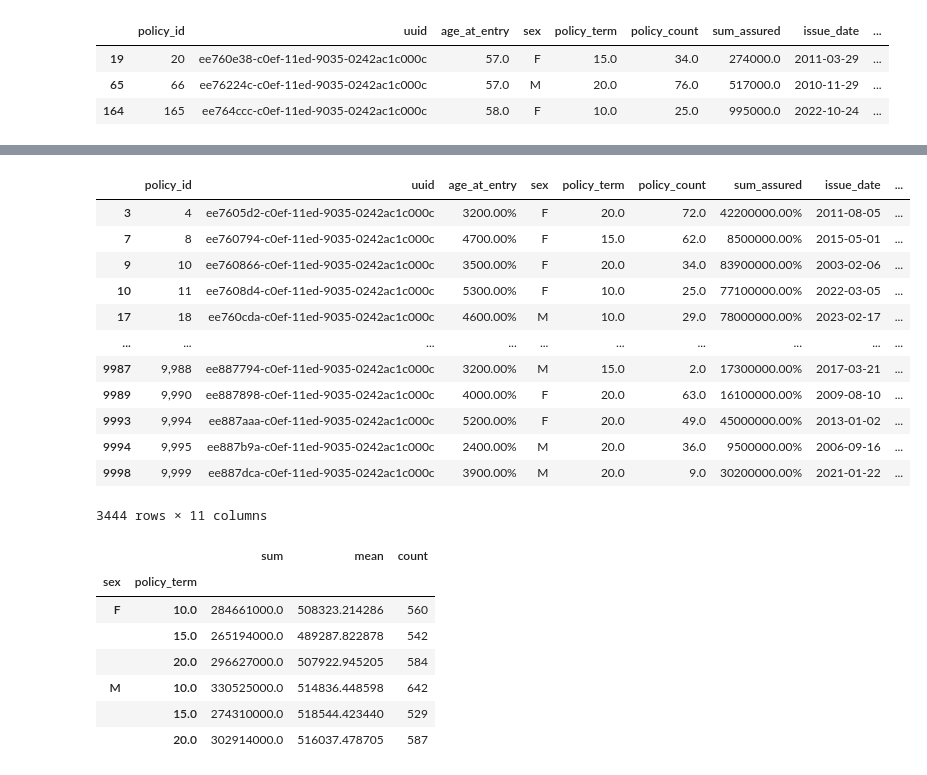
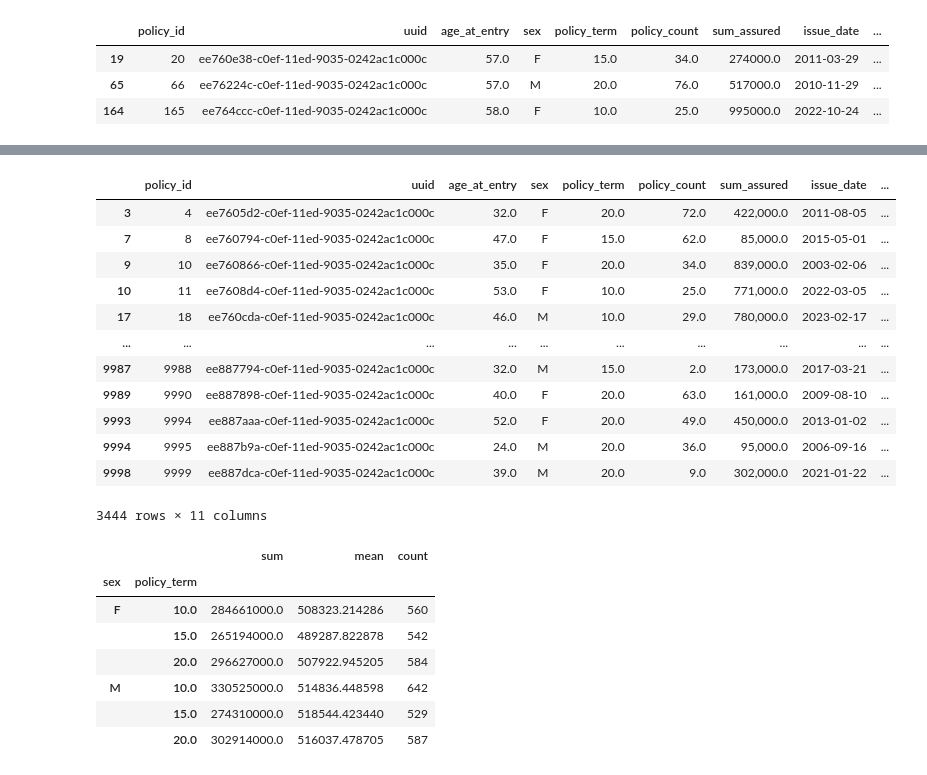
Before and after one commit to actuarialsociety/ds-toolkit, a Jupyter notebook: Actuarial_Data_Science_Toolkit_Intro.ipynb, the cells around one changed output, grey strips where cells are left out. Cells and saved outputs as stored; diff of their text form; code cells hidden in the pictures.

```diff
--- a/Actuarial_Data_Science_Toolkit_Intro.ipynb
+++ b/Actuarial_Data_Science_Toolkit_Intro.ipynb
@@ -264,23 +281,23 @@ query_sa = 100000
 # %%
 # We proabably want to reformat the numbers so that their easier to read
 # We can do this by using the `apply` method
 # We can also use the `applymap` method to apply a function to every element in a dataframe
 # We can also use the `map` method to apply a function to every element in a series
-df=df.applymap(lambda x: "{:,}".format(x) if type(x) == int else x)
+df=df.applymap(lambda x: "{:,}".format(x) if type(x) == float else x)
 df
 # %% [output]
 |  | policy_id | uuid | age_at_entry | sex | policy_term | policy_count | sum_assured | issue_date | ... |
-| 3 | 4 | ee7605d2-c0ef-11ed-9035-0242ac1c000c | 3200.00% | F | 20.0 | 72.0 | 42200000.00% | 2011-08-05 | ... |
-| 7 | 8 | ee760794-c0ef-11ed-9035-0242ac1c000c | 4700.00% | F | 15.0 | 62.0 | 8500000.00% | 2015-05-01 | ... |
-| 9 | 10 | ee760866-c0ef-11ed-9035-0242ac1c000c | 3500.00% | F | 20.0 | 34.0 | 83900000.00% | 2003-02-06 | ... |
-| 10 | 11 | ee7608d4-c0ef-11ed-9035-0242ac1c000c | 5300.00% | F | 10.0 | 25.0 | 77100000.00% | 2022-03-05 | ... |
-| 17 | 18 | ee760cda-c0ef-11ed-9035-0242ac1c000c | 4600.00% | M | 10.0 | 29.0 | 78000000.00% | 2023-02-17 | ... |
+| 3 | 4 | ee7605d2-c0ef-11ed-9035-0242ac1c000c | 32.0 | F | 20.0 | 72.0 | 422,000.0 | 2011-08-05 | ... |
+| 7 | 8 | ee760794-c0ef-11ed-9035-0242ac1c000c | 47.0 | F | 15.0 | 62.0 | 85,000.0 | 2015-05-01 | ... |
+| 9 | 10 | ee760866-c0ef-11ed-9035-0242ac1c000c | 35.0 | F | 20.0 | 34.0 | 839,000.0 | 2003-02-06 | ... |
+| 10 | 11 | ee7608d4-c0ef-11ed-9035-0242ac1c000c | 53.0 | F | 10.0 | 25.0 | 771,000.0 | 2022-03-05 | ... |
+| 17 | 18 | ee760cda-c0ef-11ed-9035-0242ac1c000c | 46.0 | M | 10.0 | 29.0 | 780,000.0 | 2023-02-17 | ... |
 | ... | ... | ... | ... | ... | ... | ... | ... | ... | ... |
-| 9987 | 9,988 | ee887794-c0ef-11ed-9035-0242ac1c000c | 3200.00% | M | 15.0 | 2.0 | 17300000.00% | 2017-03-21 | ... |
-| 9989 | 9,990 | ee887898-c0ef-11ed-9035-0242ac1c000c | 4000.00% | F | 20.0 | 63.0 | 16100000.00% | 2009-08-10 | ... |
-| 9993 | 9,994 | ee887aaa-c0ef-11ed-9035-0242ac1c000c | 5200.00% | F | 20.0 | 49.0 | 45000000.00% | 2013-01-02 | ... |
-| 9994 | 9,995 | ee887b9a-c0ef-11ed-9035-0242ac1c000c | 2400.00% | M | 20.0 | 36.0 | 9500000.00% | 2006-09-16 | ... |
-| 9998 | 9,999 | ee887dca-c0ef-11ed-9035-0242ac1c000c | 3900.00% | M | 20.0 | 9.0 | 30200000.00% | 2021-01-22 | ... |
+| 9987 | 9988 | ee887794-c0ef-11ed-9035-0242ac1c000c | 32.0 | M | 15.0 | 2.0 | 173,000.0 | 2017-03-21 | ... |
+| 9989 | 9990 | ee887898-c0ef-11ed-9035-0242ac1c000c | 40.0 | F | 20.0 | 63.0 | 161,000.0 | 2009-08-10 | ... |
+| 9993 | 9994 | ee887aaa-c0ef-11ed-9035-0242ac1c000c | 52.0 | F | 20.0 | 49.0 | 450,000.0 | 2013-01-02 | ... |
+| 9994 | 9995 | ee887b9a-c0ef-11ed-9035-0242ac1c000c | 24.0 | M | 20.0 | 36.0 | 95,000.0 | 2006-09-16 | ... |
+| 9998 | 9999 | ee887dca-c0ef-11ed-9035-0242ac1c000c | 39.0 | M | 20.0 | 9.0 | 302,000.0 | 2021-01-22 | ... |
 3444 rows × 11 columns
 # %%
 # We may wish to group by certrain columns and perform aggregations
```
Also changed, not shown: parts of 1 cell of this notebook.
